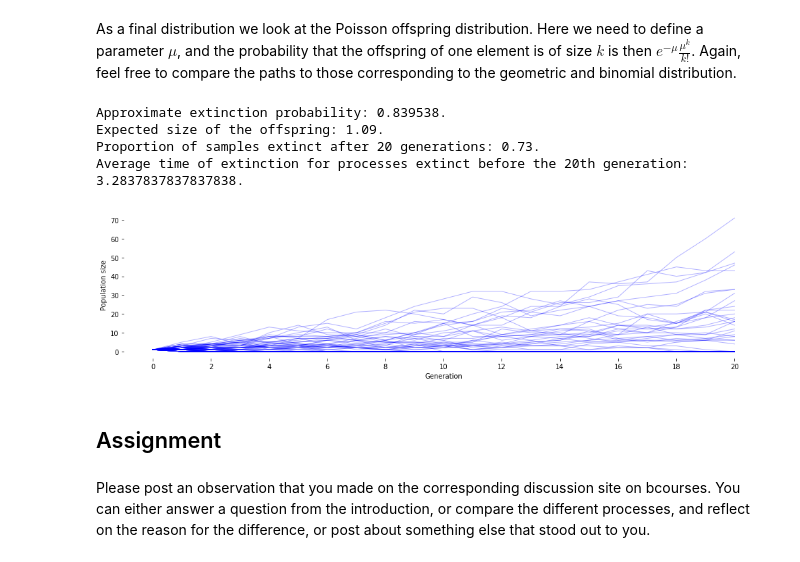
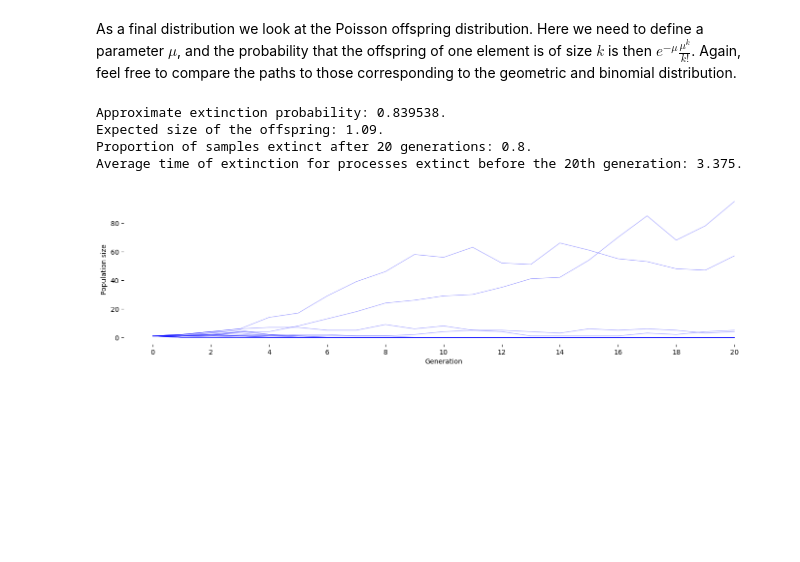
Before and after one commit to ellahiesmayr/stat150, a Jupyter notebook: notebook4.ipynb, the cells around one changed output. Drawn from its saved outputs; the diff is of its cells as text; code cells hidden in the pictures; blank space fills up the shorter version.

Commit message:
Add files via upload
without assignment

```diff
--- a/notebook4.ipynb
+++ b/notebook4.ipynb
@@ -24,9 +24,7 @@ g = 20
 
 # number of times we run the simulation,
 # i.e. number of times we sample the branching process
-rep = 100
-
-
+rep = 20
 
 # here we save the extinction probability
 genfun = lambda x: (1 - p + p*x)**n - x
@@ -107,9 +105,7 @@ g = 20
 
 # number of times we run the simulation,
 # i.e. number of times we sample the branching process
-rep = 100
-
-
+rep = 20
 
 # here we save the extinction probability
 ext = round(min(1,p/(1-p)),6)
@@ -186,9 +182,7 @@ g = 20
 
 # number of times we run the simulation,
 # i.e. number of times we sample the branching process
-rep = 100
-
-
+rep = 20
 
 # here we save the extinction probability
 genfun = lambda x: np.e**(mu*(x-1)) - x
@@ -224,37 +218,33 @@ Y = np.zeros(rep)
 for r in range(0,rep):
 
     # Here we set up the variables that we will use to save the size of our branching process
     X = [0]*(g+1)
     # We have one particle initially
     X[0] = 1
 
     for i in range(1,g+1):
         for j in range(0,X[i-1]):
             # insert the offspring distribution here
             X[i] = int(X[i] + np.random.poisson(mu))
         if X[i] == 0:
             Y[r] = i
             break
 
     S = S + (X[g-1]>0)
     ax.plot(X, linewidth = 1, alpha = 0.3, color = "blue");
 
 
 print("Approximate extinction probability: " + str(ext) + ".")
 
 print("Expected size of the offspring: " + str(exp) + ".")
 
 print("Proportion of samples extinct after " + str(g) + " generations: " + str((rep-S)/rep) + ".")
 
 print("Average time of extinction for processes extinct before the " + str(g) + "th generation: " +
       str(np.average(Y[Y>0])) + ".")
 # %% [output]
 Approximate extinction probability: 0.839538.
 Expected size of the offspring: 1.09.
-Proportion of samples extinct after 20 generations: 0.73.
-Average time of extinction for processes extinct before the 20th generation: 3.2837837837837838.
+Proportion of samples extinct after 20 generations: 0.8.
+Average time of extinction for processes extinct before the 20th generation: 3.375.
-[figure, old version]
+[figure, new version]
-# %% [markdown]
-## Assignment
-# %% [markdown]
-Please post an observation that you made on the corresponding discussion site on bcourses. You can either answer a question from the introduction, or compare the different processes, and reflect on the reason for the difference, or post about something else that stood out to you.
```
Also changed, not shown: parts of 2 cells of this notebook.
